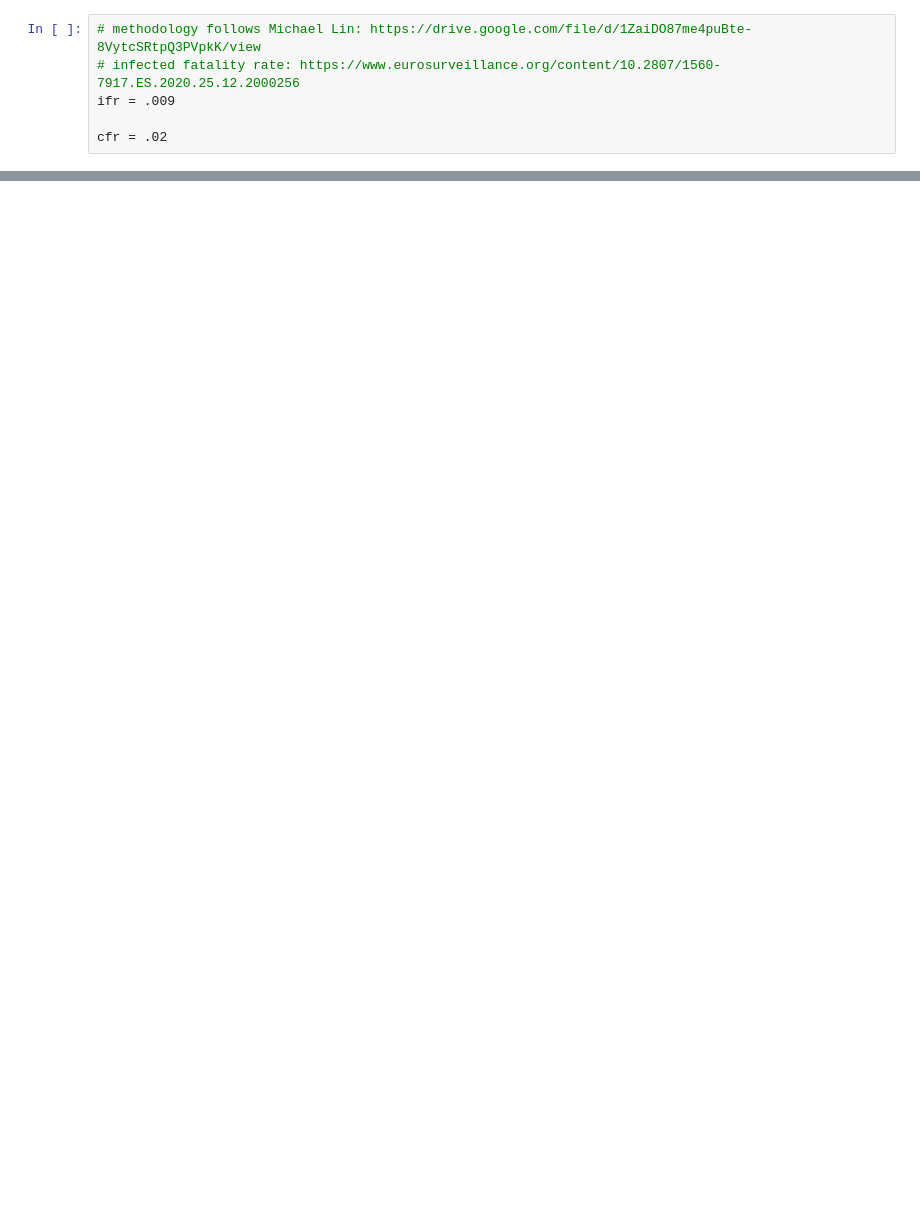
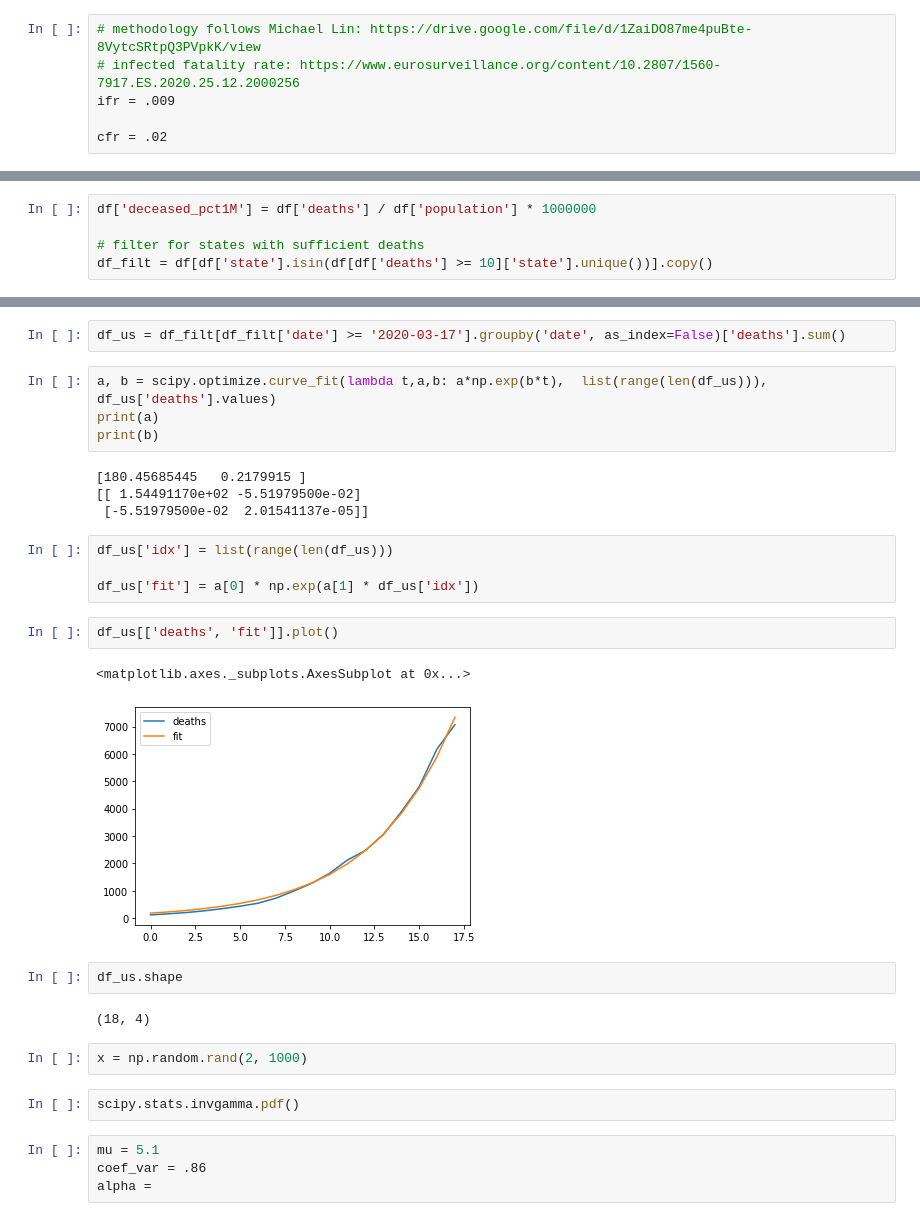
Before and after one commit to bensonlee5/covid19, a Jupyter notebook: covid_nytimes.ipynb, the cells around one changed output, grey strips where cells are left out. Cells and saved outputs as stored; diff of their text form; blank space fills up the shorter version.

```diff
--- a/covid_nytimes.ipynb
+++ b/covid_nytimes.ipynb
@@ -139,0 +52,5 @@ NameError: name 'df_cases' is not defined
+# %%
+df['deceased_pct1M'] = df['deaths'] / df['population'] * 1000000
+
+# filter for states with sufficient deaths
+df_filt = df[df['state'].isin(df[df['deaths'] >= 10]['state'].unique())].copy()
@@ -139,0 +115,31 @@ NameError: name 'df_cases' is not defined
+# %%
+df_us = df_filt[df_filt['date'] >= '2020-03-17'].groupby('date', as_index=False)['deaths'].sum()
+# %%
+a, b = scipy.optimize.curve_fit(lambda t,a,b: a*np.exp(b*t),  list(range(len(df_us))),  df_us['deaths'].values)
+print(a)
+print(b)
+# %% [output]
+[180.45685445   0.2179915 ]
+[[ 1.54491170e+02 -5.51979500e-02]
+ [-5.51979500e-02  2.01541137e-05]]
+# %%
+df_us['idx'] = list(range(len(df_us)))
+
+df_us['fit'] = a[0] * np.exp(a[1] * df_us['idx'])
+# %%
+df_us[['deaths', 'fit']].plot()
+# %% [output]
+<matplotlib.axes._subplots.AxesSubplot at 0x...>
+[figure, added]
+# %%
+df_us.shape
+# %% [output]
+(18, 4)
+# %%
+x = np.random.rand(2, 1000)
+# %%
+scipy.stats.invgamma.pdf()
+# %%
+mu = 5.1
+coef_var = .86
+alpha =
```
Also changed, not shown: parts of 64 cells of this notebook.
